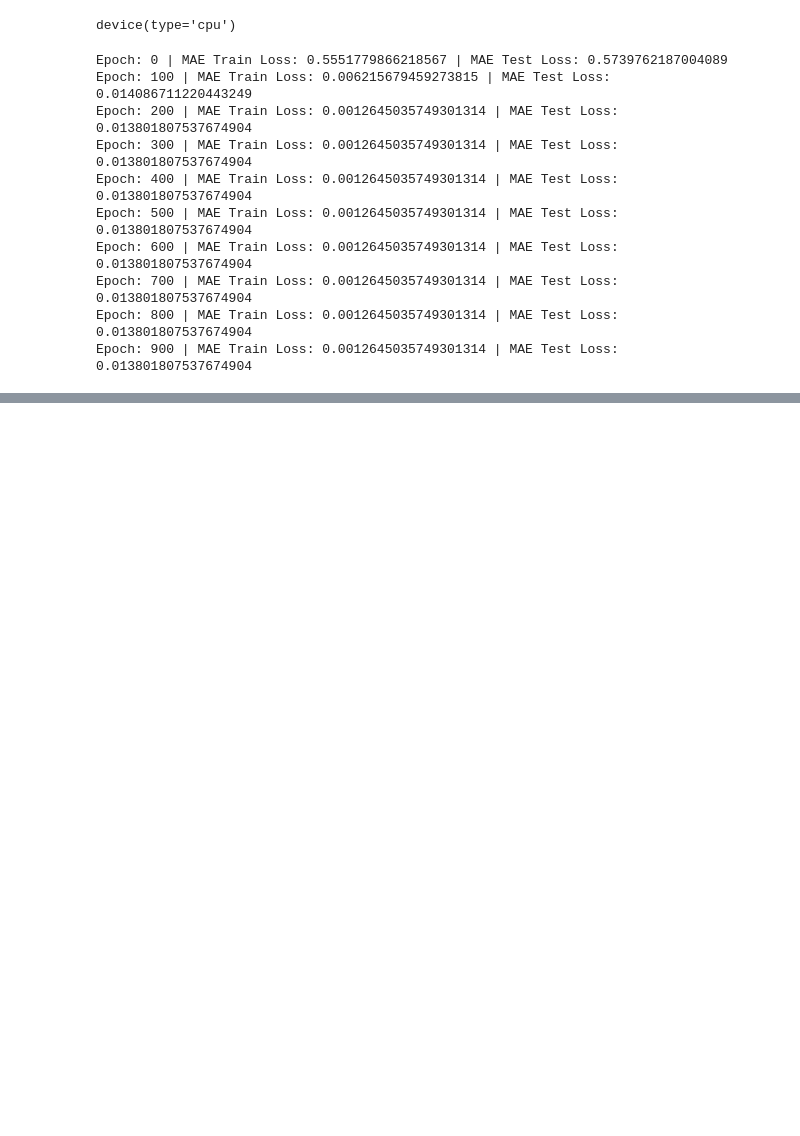
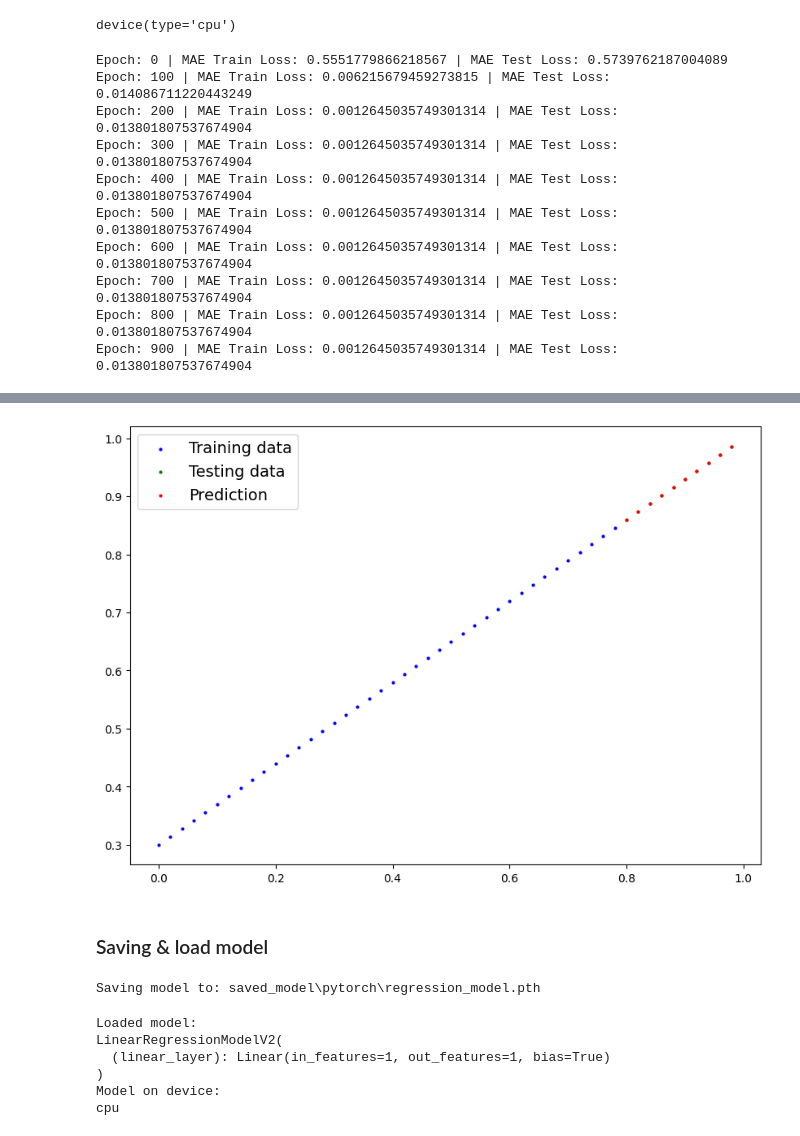
Before and after one commit to christopher192/deep-learning-tensorflow-pytorch, a Jupyter notebook: 02-neural-network-regression-pytorch.ipynb, the cells around one changed output, grey strips where cells are left out. Drawn from its saved outputs; the diff is of its cells as text; code cells hidden in the pictures; blank space fills up the shorter version.

```diff
--- a/02-neural-network-regression-pytorch.ipynb
+++ b/02-neural-network-regression-pytorch.ipynb
@@ -344,7 +346,7 @@ for epoch in range(epoch_number):
 
     # Forward training data using the forward()
     # Get prediction value
-    y_pred = second_model(x_train)
+    y_pred = third_model(x_train)
 
     # Calculate the loss
     loss = loss_fn(y_pred, y_train)
@@ -398,0 +401,9 @@ weights: 0.7, bias: 0.3
+# %%
+# Turn model into evaluation mode
+third_model.eval()
+
+# Make prediction on the test data
+with torch.inference_mode():
+    y_pred = third_model(x_test)
+
+y_pred
@@ -398,0 +421,38 @@ weights: 0.7, bias: 0.3
+# %%
+# Put data on the cpu then ploting
+# Result is more better
+plot_prediction(prediction = y_pred.cpu())
+# %% [output]
+[figure, added]
+# %% [markdown]
+### Saving & load model
+# %%
+# Create save path for third model
+model_path = Path("saved_model/pytorch/")
+model_name = "regression_model.pth"
+model_save_path = model_path / model_name
+
+print(f"Saving model to: {model_save_path}")
+
+# Only saving the state_dict()
+# Save learned parameter
+torch.save(obj = third_model.state_dict(), f = model_save_path)
+# %% [output]
+Saving model to: saved_model\pytorch\regression_model.pth
+# %%
+# Load the model
+loaded_third_model = LinearRegressionModelV2()
+loaded_third_model.load_state_dict(torch.load(model_save_path))
+
+# Put model to target device
+loaded_third_model.to(device)
+
+print(f"Loaded model:\n{loaded_third_model}")
+print(f"Model on device:\n{next(loaded_third_model.parameters()).device}")
+# %% [output]
+Loaded model:
+LinearRegressionModelV2(
+  (linear_layer): Linear(in_features=1, out_features=1, bias=True)
+)
+Model on device:
+cpu
```
Also changed, not shown: parts of 6 cells of this notebook, 3 other files.
